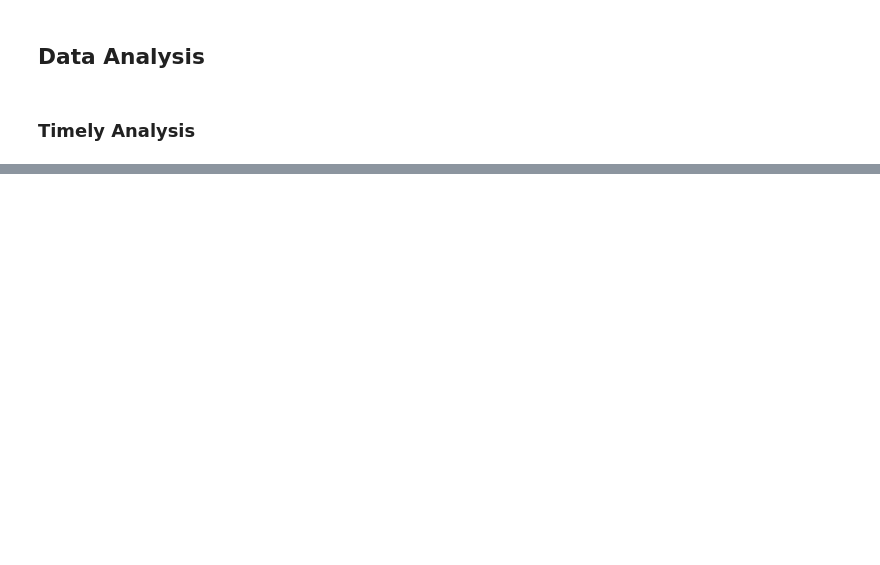
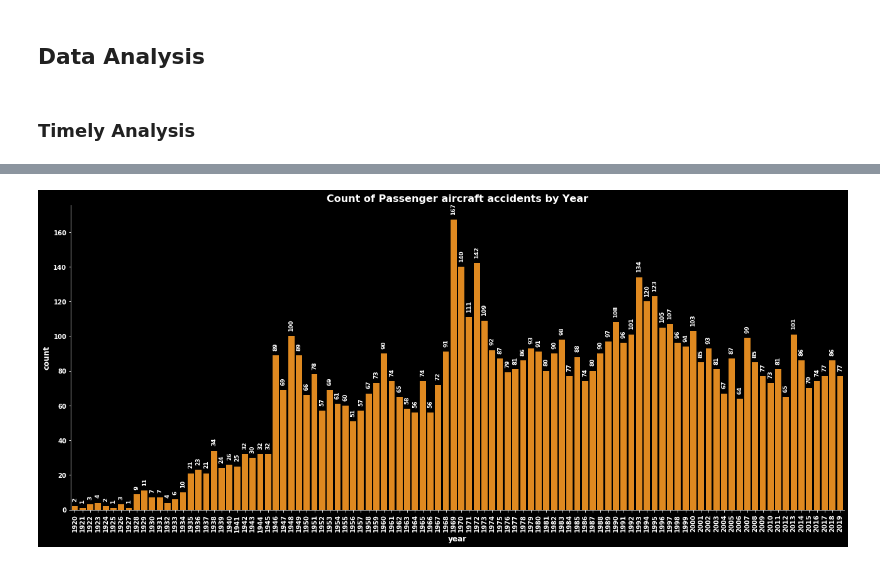
Before and after one commit to razmikmelikbekyan/AircraftAccidentsAnalysis, a Jupyter notebook: accidents_analysis/AccidentsAnalysis.ipynb, the cells around one changed output, grey strips where cells are left out. Drawn from its saved outputs; the diff is of its cells as text; code cells hidden in the pictures; blank space fills up the shorter version.

```diff
--- a/accidents_analysis/AccidentsAnalysis.ipynb
+++ b/accidents_analysis/AccidentsAnalysis.ipynb
@@ -370,26 +355,9 @@ plt.show()
-# %%
-temp = df[df['total_fatalities'] > 0].groupby('year')[['id']].count()
-temp = temp.rename(columns={"id": "Count"})
-
-plt.figure(figsize=(18, 8))
-plt.style.use('bmh')
-sns.barplot(data=temp, x=temp.index, y='Count')
-plt.xlabel('Year', fontsize=10)
-plt.ylabel('Count', fontsize=10)
-plt.xticks(rotation=90, fontsize=9)
-plt.title('Count of aircraft accidents with fatalities by Year', loc='Center', fontsize=14)
-plt.tight_layout()
-plt.show()
-# %%
-temp = df[(df['nature_group'] == 'Passenger') & (df['total_fatalities'] > 0) ].groupby('year')[['id']].count()
-temp = temp.rename(columns={"id": "Count"})
-
-plt.figure(figsize=(18, 8))
-plt.style.use('bmh')
-sns.barplot(data=temp, x=temp.index, y='Count')
-plt.xlabel('Year', fontsize=10)
-plt.ylabel('Count', fontsize=10)
-plt.xticks(rotation=90, fontsize=9)
-plt.title('Count of Passenger aircraft accidents with fatalities by Year', loc='Center', fontsize=14)
-plt.tight_layout()
-plt.show()
+# %%
+plot_countplot(
+    df[df['nature_group'] == 'Passenger'],
+    'year',
+    figsize=(18, 8),
+    title='Count of Passenger aircraft accidents by Year'
+)
+# %% [output]
+[figure, added]
```
Also changed, not shown: parts of 28 cells of this notebook, 5 other files.
